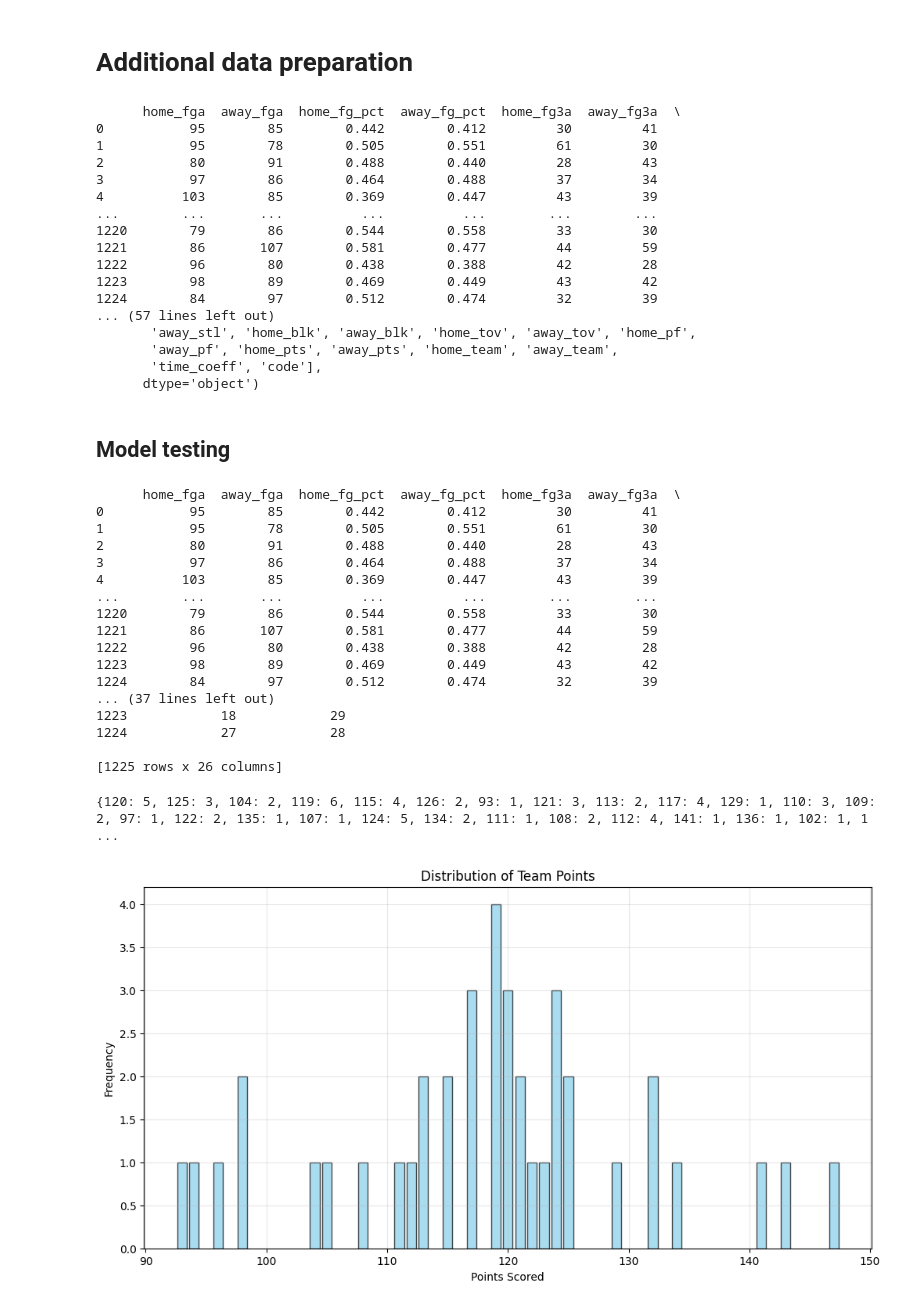
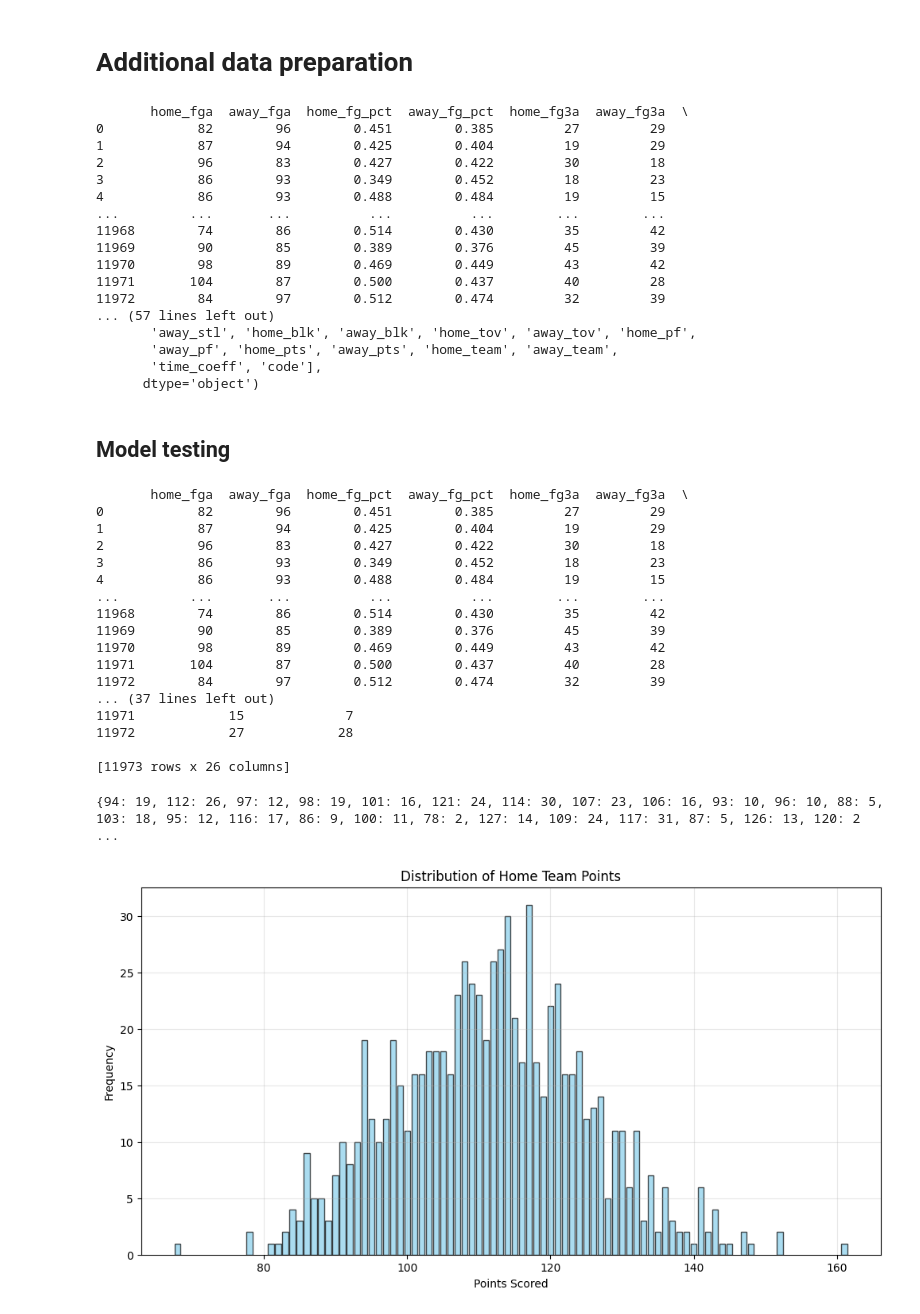
Before and after one commit to szymond44/nba-total-points-prediction-model, a Jupyter notebook: notebooks/nba-data-exploring.ipynb, the cells around one changed output. Cells and saved outputs as stored; diff of their text form; code cells hidden in the pictures.

```diff
--- a/notebooks/nba-data-exploring.ipynb
+++ b/notebooks/nba-data-exploring.ipynb
@@ -23,5 +23,5 @@ The autoreload extension is already loaded. To reload it, use:
 ## ✨ Introduction
 # %%
 %reload_ext autoreload
-api = ApiFetcher()
+api = ApiFetcher(2015, 2025)
 df = api.get_numeric_dataframe()
@@ -63,18 +67,18 @@ df0['code'] = df0.apply(encode_row, axis=1)
 print(df0)
 print(df0.columns)
 # %% [output]
-      home_fga  away_fga  home_fg_pct  away_fg_pct  home_fg3a  away_fg3a  \
-0           95        85        0.442        0.412         30         41
-1           95        78        0.505        0.551         61         30
-2           80        91        0.488        0.440         28         43
-3           97        86        0.464        0.488         37         34
-4          103        85        0.369        0.447         43         39
-...        ...       ...          ...          ...        ...        ...
-1220        79        86        0.544        0.558         33         30
-1221        86       107        0.581        0.477         44         59
-1222        96        80        0.438        0.388         42         28
-1223        98        89        0.469        0.449         43         42
-1224        84        97        0.512        0.474         32         39
+       home_fga  away_fga  home_fg_pct  away_fg_pct  home_fg3a  away_fg3a  \
+0            82        96        0.451        0.385         27         29
+1            87        94        0.425        0.404         19         29
+2            96        83        0.427        0.422         30         18
+3            86        93        0.349        0.452         18         23
+4            86        93        0.488        0.484         19         15
+...         ...       ...          ...          ...        ...        ...
+11968        74        86        0.514        0.430         35         42
+11969        90        85        0.389        0.376         45         39
+11970        98        89        0.469        0.449         43         42
+11971       104        87        0.500        0.437         40         28
+11972        84        97        0.512        0.474         32         39
 ... (57 lines left out)
        'away_stl', 'home_blk', 'away_blk', 'home_tov', 'away_tov', 'home_pf',
        'away_pf', 'home_pts', 'away_pts', 'home_team', 'away_team',
@@ -86,44 +90,44 @@ print(df0.columns)
 df = api.df_with_id()
 print(df)
 # %% [output]
-      home_fga  away_fga  home_fg_pct  away_fg_pct  home_fg3a  away_fg3a  \
-0           95        85        0.442        0.412         30         41
-1           95        78        0.505        0.551         61         30
-2           80        91        0.488        0.440         28         43
-3           97        86        0.464        0.488         37         34
-4          103        85        0.369        0.447         43         39
-...        ...       ...          ...          ...        ...        ...
-1220        79        86        0.544        0.558         33         30
-1221        86       107        0.581        0.477         44         59
-1222        96        80        0.438        0.388         42         28
-1223        98        89        0.469        0.449         43         42
-1224        84        97        0.512        0.474         32         39
+       home_fga  away_fga  home_fg_pct  away_fg_pct  home_fg3a  away_fg3a  \
+0            82        96        0.451        0.385         27         29
+1            87        94        0.425        0.404         19         29
+2            96        83        0.427        0.422         30         18
+3            86        93        0.349        0.452         18         23
+4            86        93        0.488        0.484         19         15
+...         ...       ...          ...          ...        ...        ...
+11968        74        86        0.514        0.430         35         42
+11969        90        85        0.389        0.376         45         39
+11970        98        89        0.469        0.449         43         42
+11971       104        87        0.500        0.437         40         28
+11972        84        97        0.512        0.474         32         39
 ... (37 lines left out)
-1223            18            29
-1224            27            28
+11971            15             7
+11972            27            28
 
-[1225 rows x 26 columns]
+[11973 rows x 26 columns]
 # %%
 classical_distribution, home_distribution, away_distribution = distribution_calculating(df, 1)
 # %%
 print(classical_distribution)
 # %% [output]
-{120: 5, 125: 3, 104: 2, 119: 6, 115: 4, 126: 2, 93: 1, 121: 3, 113: 2, 117: 4, 129: 1, 110: 3, 109: 2, 97: 1, 122: 2, 135: 1, 107: 1, 124: 5, 134: 2, 111: 1, 108: 2, 112: 4, 141: 1, 136: 1, 102: 1, 1 ...
+{94: 19, 112: 26, 97: 12, 98: 19, 101: 16, 121: 24, 114: 30, 107: 23, 106: 16, 93: 10, 96: 10, 88: 5, 103: 18, 95: 12, 116: 17, 86: 9, 100: 11, 78: 2, 127: 14, 109: 24, 117: 31, 87: 5, 126: 13, 120: 2 ...
 # %%
 import matplotlib.pyplot as plt
 import seaborn as sns
 
 # Przygotuj dane
-points = list(home_distribution.keys())
-counts = list(home_distribution.values())
+points = list(classical_distribution.keys())
+counts = list(classical_distribution.values())
 
 # Utwórz histogram
 plt.figure(figsize=(12, 6))
 plt.bar(points, counts, alpha=0.7, color='skyblue', edgecolor='black')
 plt.xlabel('Points Scored')
 plt.ylabel('Frequency')
 plt.title('Distribution of Home Team Points')
 plt.grid(True, alpha=0.3)
 plt.show()
 # %% [output]
-[figure, old version]
+[figure, new version]
```
Also changed, not shown: parts of 6 cells of this notebook, 2 other files.
